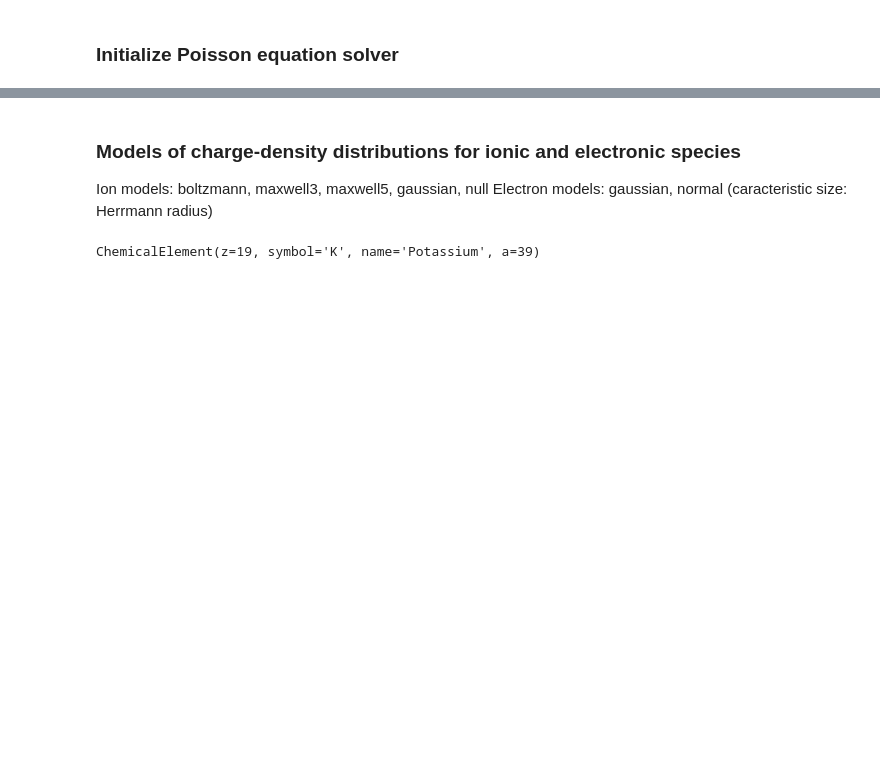
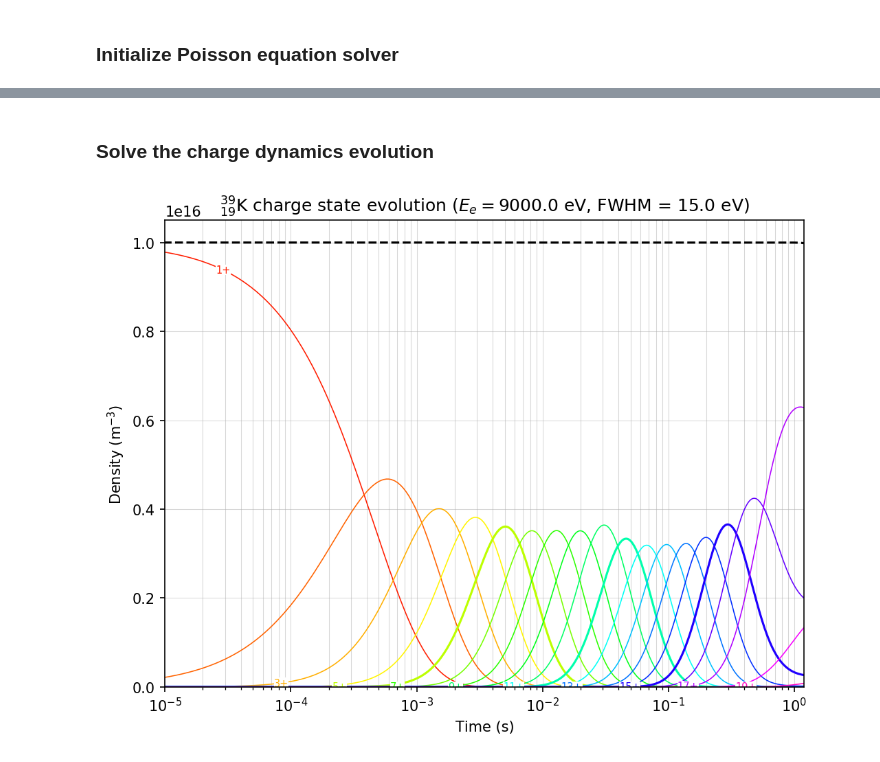
Before and after one commit to Ioniels/EBISSimulation, a Jupyter notebook: demo/debug_poisson.ipynb, the cells around one changed output, grey strips where cells are left out. Drawn from its saved outputs; the diff is of its cells as text; code cells hidden in the pictures; blank space fills up the shorter version.

Commit message:
debugging for CS dynamics implementation and pandas

```diff
--- a/demo/debug_poisson.ipynb
+++ b/demo/debug_poisson.ipynb
@@ -25,6 +26,7 @@ species = ebisim.EBISSpecies(ELEMENT)
 ### Initialize Poisson equation solver
 # %%
 print(species)
-pb = ebisim.PoissonSolver(ELEMENT, 0.2, 4000, nb_p=10000)
+problem = ebisim.problems.ComplexEBISProblem("K", 50, 9000, 15)
+sc_problem = ebisim.PoissonSolver(ELEMENT, 0.3, 9000, nb_p=1000)
 # %% [output]
 EBISSpecies - Element: Potassium (K, Z = 19)
@@ -56,4 +32,0 @@ plt.show()
-# %% [markdown]
-### Models of charge-density distributions for ionic and electronic species
-Ion models: boltzmann, maxwell3, maxwell5, gaussian, null
-Electron models: gaussian, normal (caracteristic size: Herrmann radius)
@@ -63,4 +33,2 @@ _ = pb.solve(NkT, model)
-# %%
-print(pb._element)
-# %% [output]
-ChemicalElement(z=19, symbol='K', name='Potassium', a=39)
+# %% [markdown]
+### Solve the charge dynamics evolution
@@ -66,0 +40,5 @@ ChemicalElement(z=19, symbol='K', name='Potassium', a=39)
+# %%
+fig =problem.plot_cs_evo()
+plt.show()
+# %% [output]
+[figure, added]
```
Also changed, not shown: parts of 25 cells of this notebook, 2 other files.
